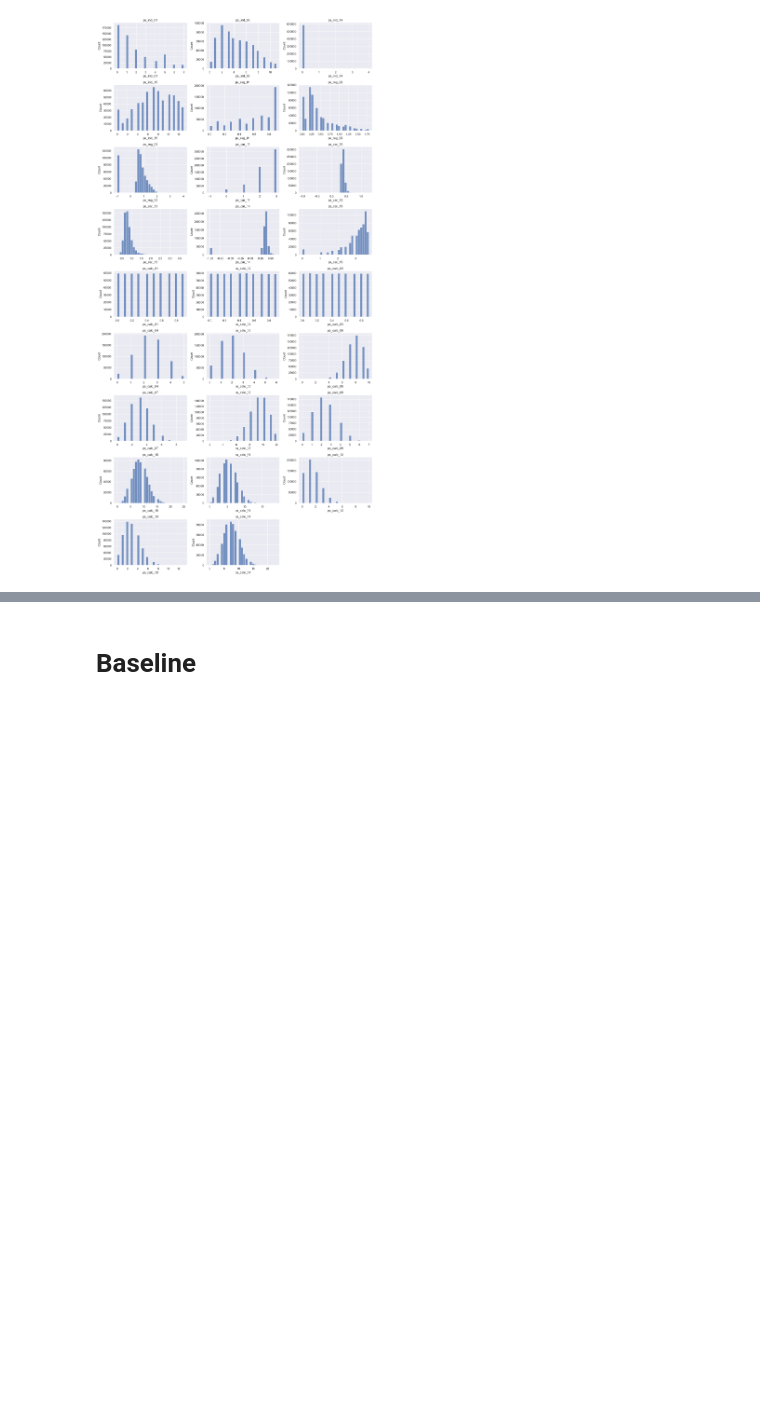
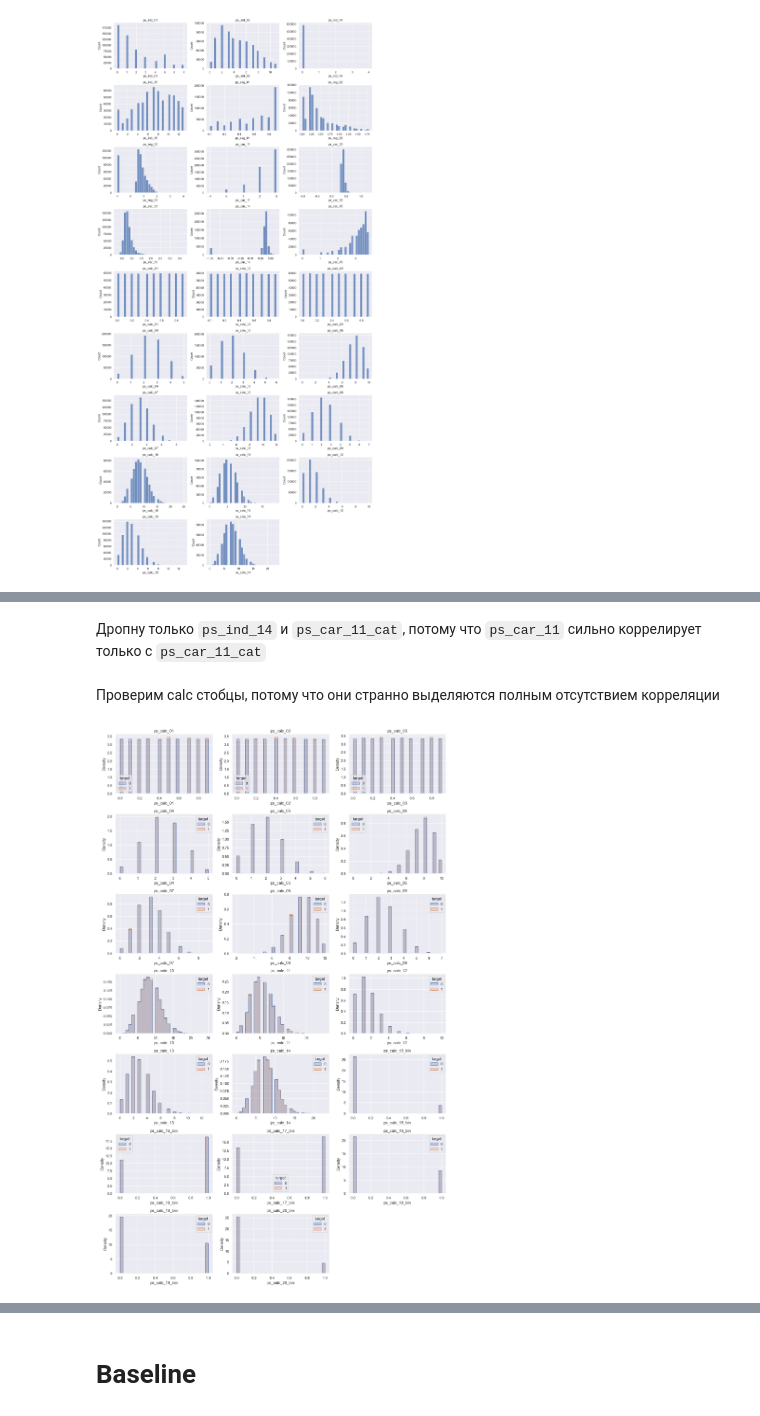
Before and after one commit to SegaObin/PET-projects, a Jupyter notebook: classification.ipynb, the cells around one changed output, grey strips where cells are left out. Cells and saved outputs as stored; diff of their text form; code cells hidden in the pictures; blank space fills up the shorter version.

```diff
--- a/classification.ipynb
+++ b/classification.ipynb
@@ -113 +130,3 @@ print(f"Список на удаление: {columns_to_drop}")
+# %% [markdown]
+Дропну только `ps_ind_14` и `ps_car_11_cat`, потому что `ps_car_11` сильно коррелирует только с `ps_car_11_cat`
 # %%
@@ -119,0 +134,17 @@ bin_features = [x for x in list(df.columns) if 'bin' in x]
+# %% [markdown]
+Проверим calc стобцы, потому что они странно выделяются полным отсутствием корреляции
+# %%
+calc_features = [x for x in list(train.columns) if 'calc' in x]
+
+plt.figure(figsize=(15, 30))
+
+for i, col in enumerate(calc_features):
+    plt.subplot(9, 3, i + 1)
+    sns.histplot(data=train, x=col, hue='target', stat="density", common_norm=False, kde=False, bins=30, element="step")
+    plt.title(col)
+    plt.xlabel(col)
+
+plt.tight_layout()
+plt.show()
+# %% [output]
+[figure, added]
```
Also changed, not shown: parts of 36 cells of this notebook.
